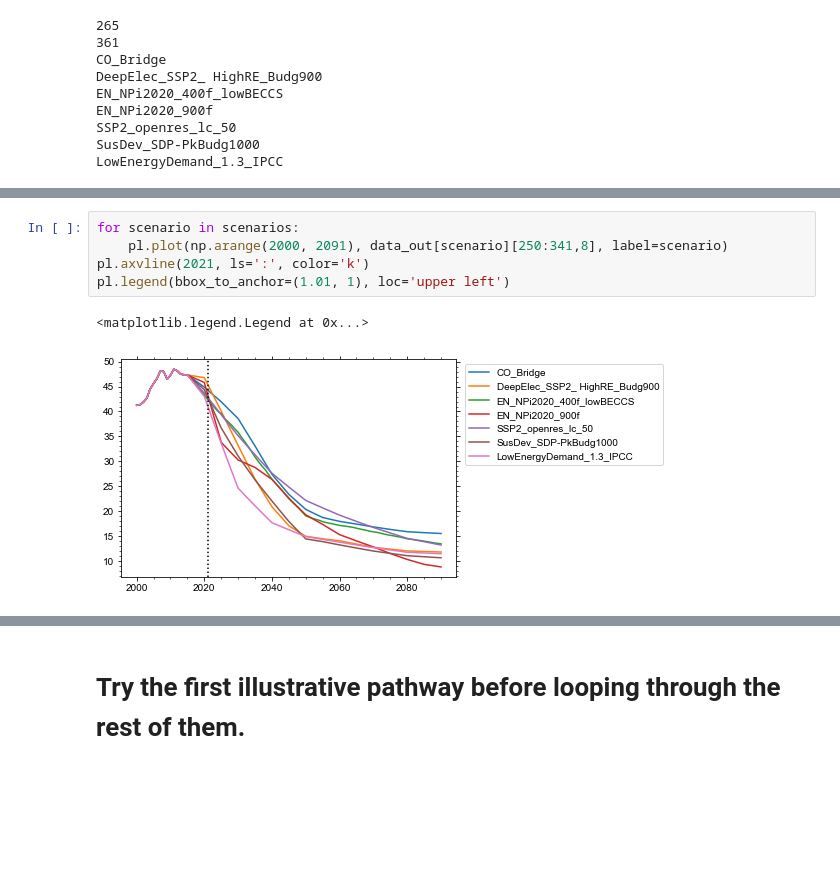
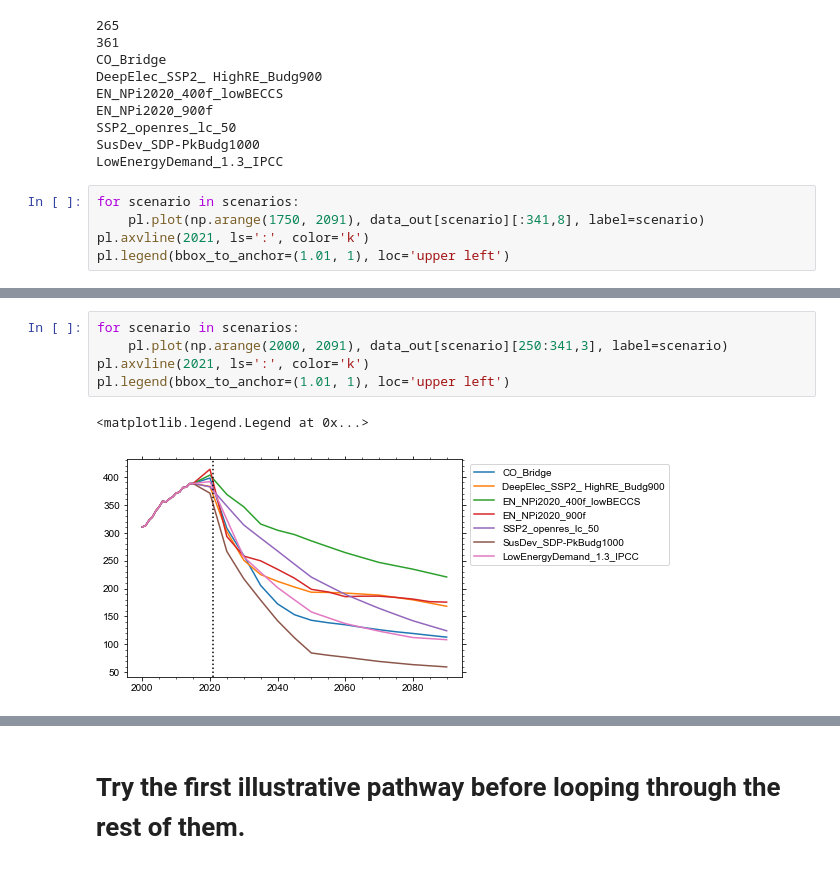
Before and after one commit to camillamathison/FaIR-Spice, a Jupyter notebook: notebooks/run-fair-ar6-illusPath.ipynb, the cells around one changed output, grey strips where cells are left out. Saved outputs shown, nothing was run; the diff lists cells and outputs as text; blank space fills up the shorter version.

```diff
--- a/notebooks/run-fair-ar6-illusPath.ipynb
+++ b/notebooks/run-fair-ar6-illusPath.ipynb
@@ -240,3 +240,8 @@ EN_NPi2020_900f
 SSP2_openres_lc_50
 SusDev_SDP-PkBudg1000
 LowEnergyDemand_1.3_IPCC
+# %%
+for scenario in scenarios:
+    pl.plot(np.arange(1750, 2091), data_out[scenario][:341,8], label=scenario)
+pl.axvline(2021, ls=':', color='k')
+pl.legend(bbox_to_anchor=(1.01, 1), loc='upper left')
@@ -243,8 +251,8 @@ LowEnergyDemand_1.3_IPCC
 # %%
 for scenario in scenarios:
-    pl.plot(np.arange(2000, 2091), data_out[scenario][250:341,8], label=scenario)
+    pl.plot(np.arange(2000, 2091), data_out[scenario][250:341,3], label=scenario)
 pl.axvline(2021, ls=':', color='k')
 pl.legend(bbox_to_anchor=(1.01, 1), loc='upper left')
 # %% [output]
 <matplotlib.legend.Legend at 0x...>
-[figure, old version]
+[figure, new version]
```
Also changed, not shown: parts of 8 cells of this notebook, 1 other file.
